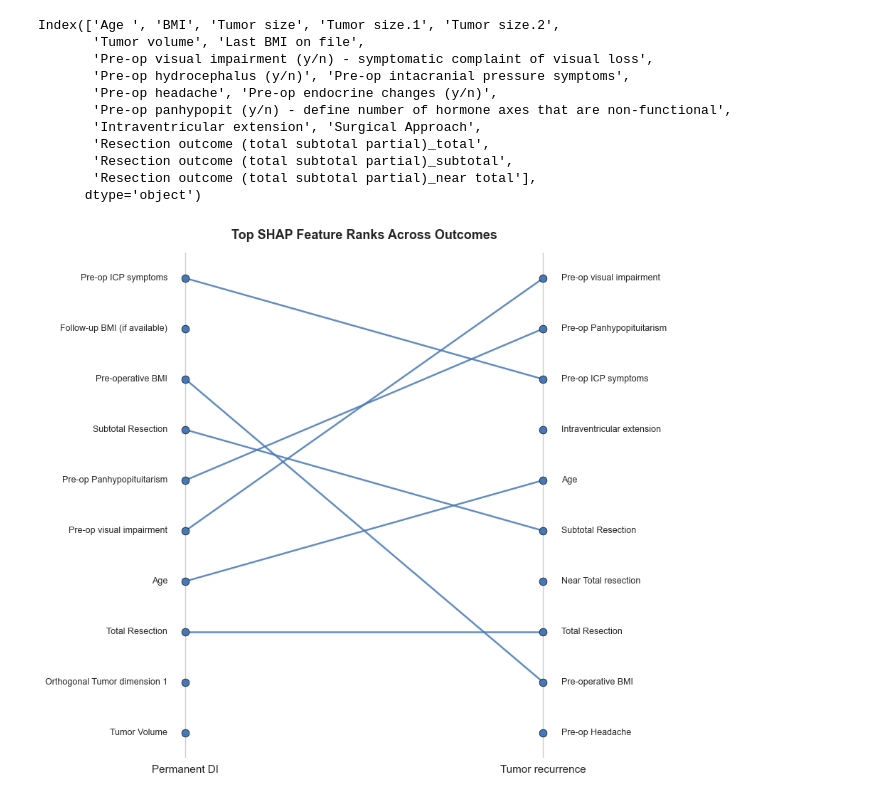
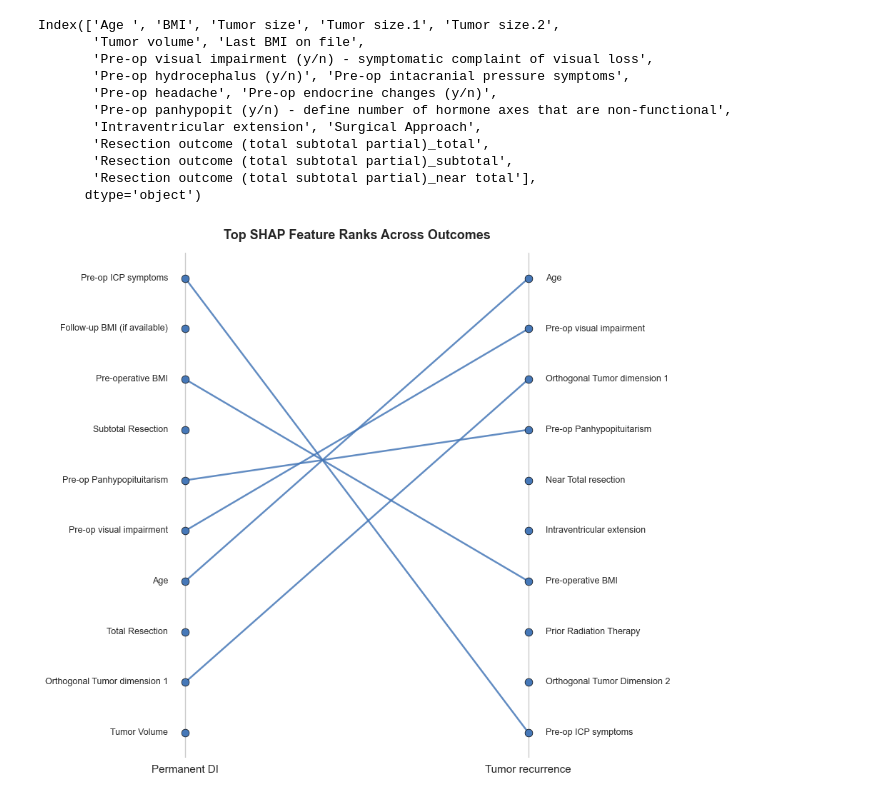
Before and after one commit to shrinitbabel/craniopharyngioma, a Jupyter notebook: Explainable.ipynb, the cells around one changed output. Drawn from its saved outputs; the diff is of its cells as text; code cells hidden in the pictures.

```diff
--- a/Explainable.ipynb
+++ b/Explainable.ipynb
@@ -48,7 +48,7 @@ preop_basic = [
     "Pre-op hydrocephalus (y/n)", "Pre-op intacranial pressure symptoms",
     "Pre-op headache", "Pre-op endocrine changes (y/n)",
     "Pre-op panhypopit (y/n) - define number of hormone axes that are non-functional",
-    "Intraventricular extension", "BRAF+", "Solid, cystic, mixed", "Tumor (Adamantinomatous, papillary)"
+    "Intraventricular extension", "BRAF+", "prior radiation"
 ]
 
 target_col = "Recurrence after this operation"
@@ -100,7 +100,7 @@ print("Transformed feature count:", len(feat_names))
 print("X_train_df shape:", X_train_df.shape, "| X_test_df shape:", X_test_df.shape)
 
 # 3) Recreate (or load) the two models (same as before)
-ridge = create_model("ridge")
+ridge = create_model("nb")
 ridge_cal = calibrate_model(ridge, method="isotonic")
 
 cat = create_model("catboost")
@@ -1059,16 +1058,16 @@ perm_di = [
 ]
 
 recurrence = [
+    "Age",
     "Pre-op visual impairment",
+    "Orthogonal Tumor dimension 1",
     "Pre-op Panhypopituitarism",
+    "Near Total resection",
+    "Intraventricular extension",
+    "Pre-operative BMI",
+    "Prior Radiation Therapy",
+    "Orthogonal Tumor Dimension 2",
     "Pre-op ICP symptoms",
-    "Intraventricular extension",
-    "Age",
-    "Subtotal Resection",
-    "Near Total resection",
-    "Total Resection",
-    "Pre-operative BMI",
-    "Pre-op Headache",
 ]
 
 # ---- Build rank dictionaries ----
@@ -1109,32 +1108,32 @@ for feat in ordered_features:
 
     # Right-only → marker only on right
     elif yR is not None and yL is None:
         ax.scatter([x_right], [yR], **dot_kw)
 
 # ---- Add feature labels ----
 for feat in ordered_features:
     if feat in rank_left:
         ax.text(x_left - 0.05, rank_left[feat], feat, ha="right", va="center", fontsize=9)
     if feat in rank_right:
         ax.text(x_right + 0.05, rank_right[feat], feat, ha="left", va="center", fontsize=9)
 
 # ---- X-axis labels only ----
 ax.set_xticks([x_left, x_right])
 ax.set_xticklabels(["Permanent DI", "Tumor recurrence"], fontsize=11)
 
 # ---- Clean look ----
 ax.set_yticks([])
 ax.set_ylabel("")
 for spine in ["top", "right", "left", "bottom"]:
     ax.spines[spine].set_visible(False)
 ax.tick_params(left=False, bottom=False)
 ax.set_facecolor("white")
 
 # ---- Title ----
 ax.set_title("Top SHAP Feature Ranks Across Outcomes", fontsize=13, fontweight="bold", pad=14)
 
 fig.tight_layout()
-fig.savefig("xai_plots/shap_rank_slope.png", dpi=300, bbox_inches="tight")
+fig.savefig("xai_plots/shap_rank_slope.png", dpi=400, bbox_inches="tight")
 plt.show()
 # %% [output]
-[figure, old version]
+[figure, new version]
```
Also changed, not shown: parts of 11 cells of this notebook, 29 other files.
